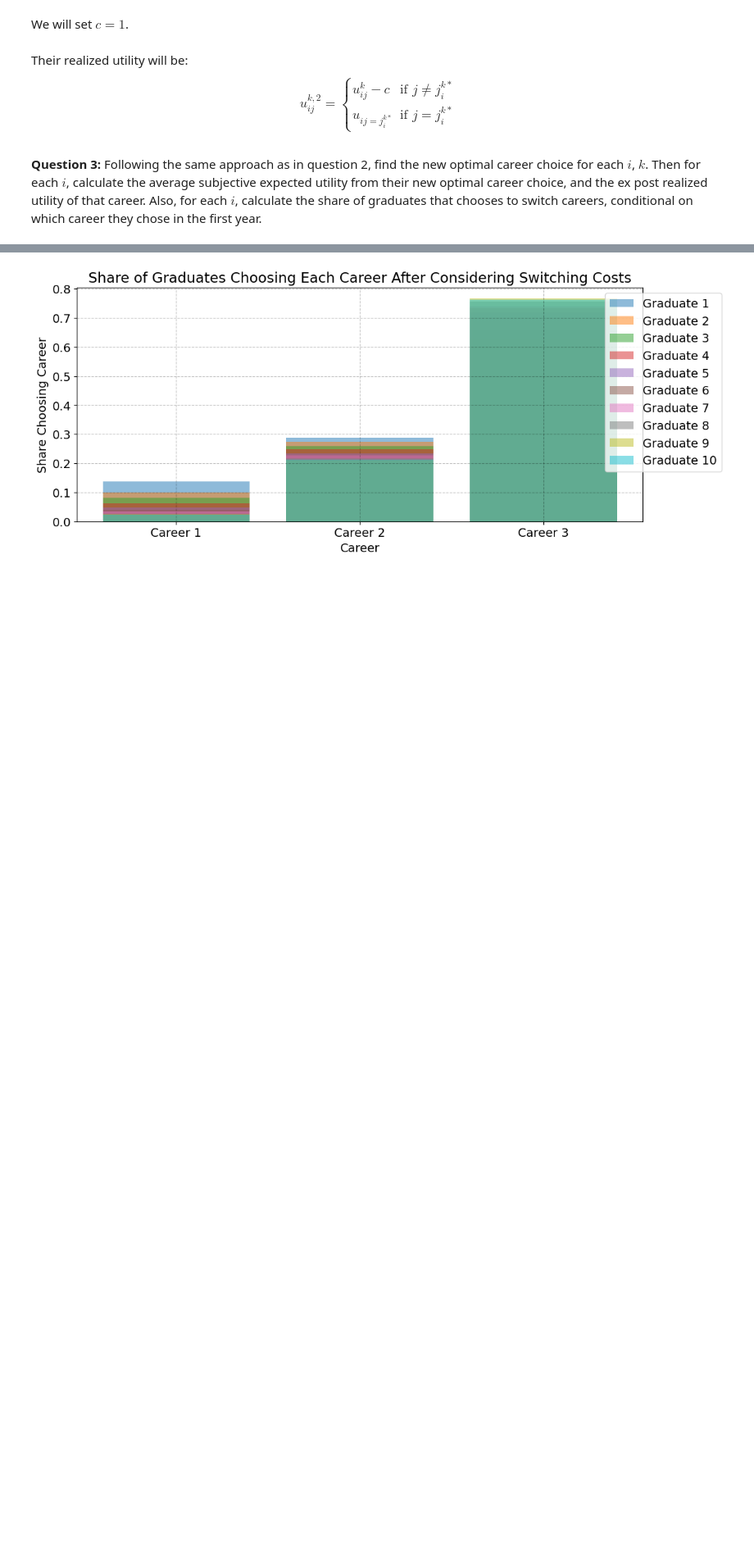
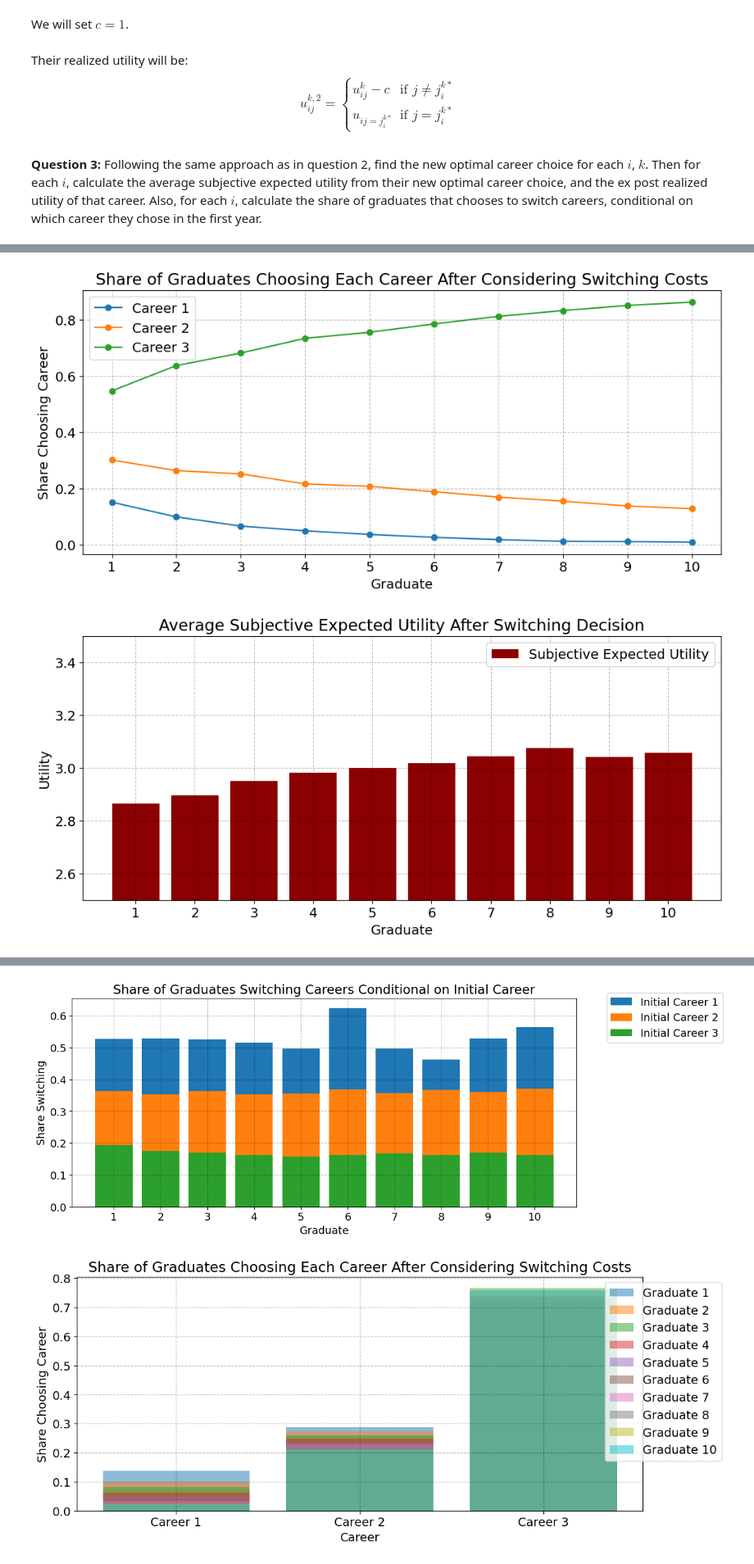
Before and after one commit to NumEconCopenhagen/projects-2024-darja-christian, a Jupyter notebook: examproject/examproject_darja.ipynb, the cells around one changed output, grey strips where cells are left out. Shown at 82% size. Drawn from its saved outputs; the diff is of its cells as text; code cells hidden in the pictures; blank space fills up the shorter version.

```diff
--- a/examproject/examproject_darja.ipynb
+++ b/examproject/examproject_darja.ipynb
@@ -146,3 +146,12 @@ $$
 $$
 # %% [markdown]
 **Question 1:** Simulate and calculate expected utility and the average realised utility for $K=10000$ draws, for each career choice $j$.
+# %%
+par = SimpleNamespace()
+par.J = 3
+par.N = 10
+par.K = 10000 ## number of simulations
+par.F = np.arange(1,par.N+1)
+par.sigma = 2 ## sigma of the normal distribution
+par.v = np.array([1,2,3])
+par.c = 1
@@ -495,0 +283,64 @@ NameError: name 'sns' is not defined
+# %%
+# Visualization
+
+# Share of graduates choosing each career
+plt.figure(figsize=(12, 5))
+for j in range(par.J):
+    plt.plot(range(1, par.N + 1), share_careers[:, j], marker = 'o', label=f'Career {j + 1}')
+plt.xlabel('Graduate')
+plt.ylabel('Share Choosing Career')
+plt.title('Share of Graduates Choosing Each Career After Considering Switching Costs')
+plt.xticks(range(1, par.N + 1))
+plt.legend()
+plt.grid(True)
+plt.show()
+
+# Average subjective expected utility
+plt.figure(figsize=(12, 5))
+plt.bar(range(1, par.N + 1), avg_subjective_utility_3, color = "darkred", label='Subjective Expected Utility')
+plt.xticks(range(1, par.N + 1))
+plt.ylim(2.5,3.5)
+plt.xlabel('Graduate')
+plt.ylabel('Utility')
+plt.title('Average Subjective Expected Utility After Switching Decision')
+plt.legend()
+plt.grid(True)
+plt.show()
+
+# Average realized utility
+plt.figure(figsize=(12, 5))
+plt.bar(range(1, par.N + 1), avg_realized_utility_3, color='darkgreen', label='Realized Utility')
+plt.xticks(range(1, par.N + 1))
+plt.ylim(2.5,3.5)
+plt.xlabel('Graduate')
+plt.ylabel('Utility')
+plt.title('Average Realized Utility After Switching Decision')
+plt.legend()
+plt.grid(True)
+plt.show()
+
+# Share of graduates switching
+#plt.figure(figsize=(12, 5))
+#plt.bar(range(1, par.N + 1), share_switching, color='red', label='Share Switching')
+#plt.xticks(range(1, par.N + 1))
+#plt.xlabel('Graduate')
+#plt.ylabel('Share Switching')
+#plt.title('Share of Graduates Switching Careers After One Year')
+#plt.legend()
+#plt.grid(True)
+#plt.show()
+
+# Conditional switching shares
+plt.figure(figsize=(12, 5))
+for j in range(par.J):
+    plt.bar(range(1, par.N + 1), conditional_switching_3[:, j], label=f'Initial Career {j + 1}')
+plt.xlabel('Graduate')
+plt.ylabel('Share Switching')
+plt.xticks(range(1, par.N + 1))
+plt.title('Share of Graduates Switching Careers Conditional on Initial Career')
+plt.legend(bbox_to_anchor=(1.3, 1.05))
+plt.grid(True)
+plt.show()
+# %% [output]
+[figure, added]
+[figure, added]
@@ -496,3 +348,4 @@ NameError: name 'sns' is not defined
+[figure, added]
 # %%
 # Parameters
 par = SimpleNamespace()
```
Also changed, not shown: parts of 8 cells of this notebook.
